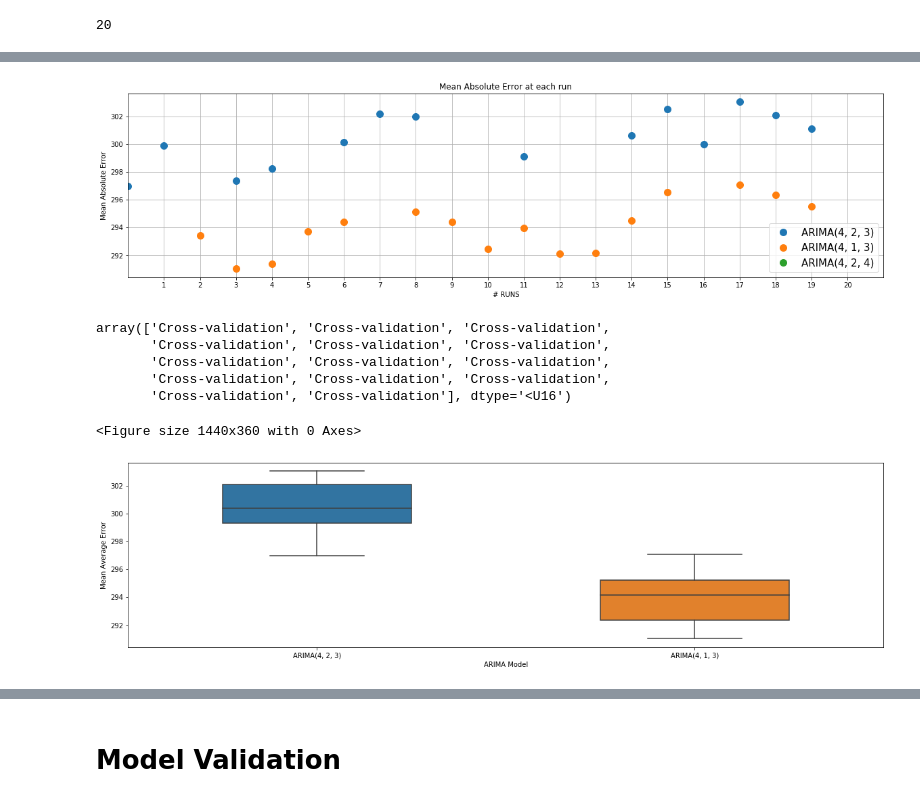
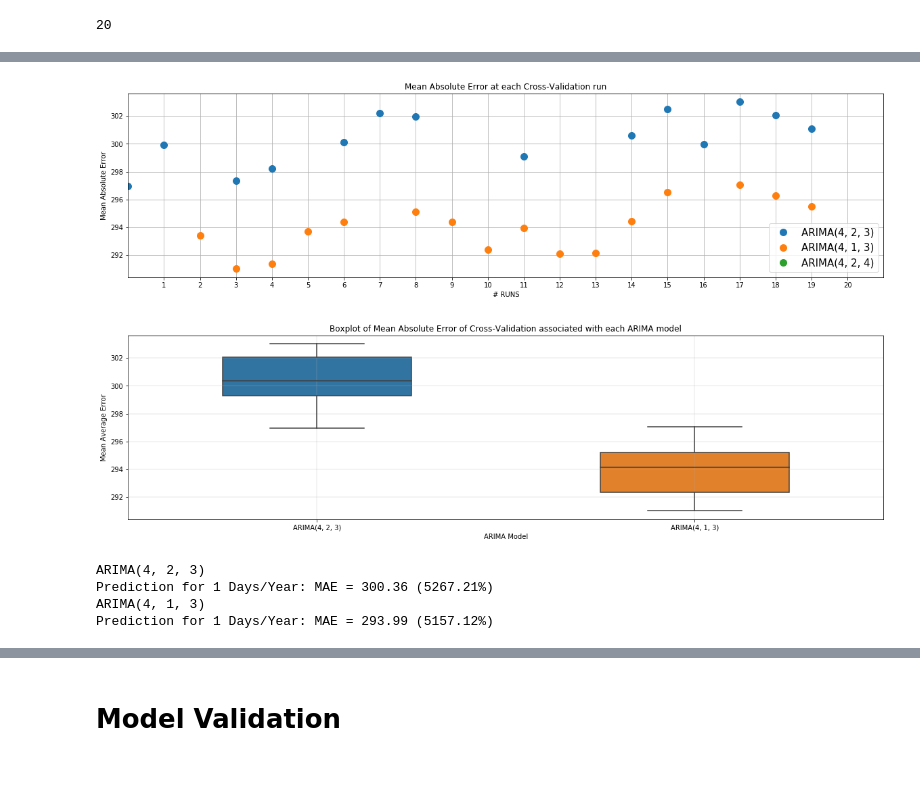
Before and after one commit to DidierRLopes/UnivariateTimeSeriesForecast, a Jupyter notebook: ARIMA.ipynb, the cells around one changed output, grey strips where cells are left out. Drawn from its saved outputs; the diff is of its cells as text; code cells hidden in the pictures; blank space fills up the shorter version.

Commit message:
Cross-Validation with print

```diff
--- a/ARIMA.ipynb
+++ b/ARIMA.ipynb
@@ -640,51 +628,54 @@ for model_str in labels:
 19/20 - No
 20/20 - No
 # %%
-# Plot Mean Absolute Errors of each run
-PRED_IX = 3 # longer horizon
+PRED_IX = 1 # longer horizon
+labels = ['ARIMA(4, 2, 3)',
+          'ARIMA(4, 1, 3)',
+          'ARIMA(4, 2, 4)']
 
 plt.figure(figsize=(20,5))
 for model_str in labels:
     plt.plot(dict_MAE[model_str]['conv'], [mae[PRED_IX-1] for mae in dict_MAE[model_str]['mae']], 'o', markersize=10)
-#plt.legend([model_str for model_str in labels if len(dict_MAE[model_str]['conv'])>0])
 plt.legend(labels)
 plt.xlabel('# RUNS')
 plt.ylabel('Mean Absolute Error')
-plt.title('Mean Absolute Error at each run')
+plt.title('Mean Absolute Error at each Cross-Validation run')
 if (len(X) > 500):
     plt.xticks(np.arange(0, len(X), 100))
 if (len(X) > 250):
     plt.xticks(np.arange(0, len(X), 50))
 elif (len(X) > 50):
     plt.xticks(np.arange(0, len(X), 10))
 else:
     plt.xticks(np.arange(1,len(X)+1))
 plt.xlim([0, len(X)+1])
 plt.grid()
-plt.show()
+plt.show();
+
+plt.figure(figsize=(20, 5))
+y_bp = []
+x_bp = np.empty((0))
+for model_str in labels:
+    if (len(dict_MAE[model_str]['conv'])>0):
+        maeVals = [mae[PRED_IX-1] for mae in dict_MAE[model_str]['mae']]
+        y_bp.extend(maeVals)
+        x_bp = np.append(x_bp, np.repeat(model_str, len(maeVals)))
+        df_bp = pd.DataFrame(data={'ARIMA Model': x_bp, 'Mean Average Error': y_bp})
+bplot=sns.boxplot(y='Mean Average Error', x='ARIMA Model', data=df_bp, width=0.5)
+plt.title('Boxplot of Mean Absolute Error of Cross-Validation associated with each ARIMA model');
+plt.grid(linewidth=.3)
+plt.show();
+
+for i in np.arange(len(labels)):
+    if (len(dict_MAE[labels[i]]['conv'])>0):
+        print(labels[i])
+        print('Prediction for ' + str(stepsToForecast[PRED_IX-1]) + ' ' + xlab + ': MAE = '\
+              + str(round(np.mean([mae[PRED_IX-1] for mae in dict_MAE[labels[i]]['mae']]), 2)) \
+              + ' (' + str(round(np.mean([mape[PRED_IX-1] for mape in dict_MAE[labels[i]]['mape']]), 2)) + '%)' )
 # %% [output]
-[figure, old version]
+[figure, new version]
+[figure, added]
+ARIMA(4, 2, 3)
+Prediction for 1 Days/Year: MAE = 300.36 (5267.21%)
+ARIMA(4, 1, 3)
+Prediction for 1 Days/Year: MAE = 293.99 (5157.12%)
-# %%
-x_bp = np.repeat('Cross-validation', len(y_bp))
-x_bp
-# %% [output]
-array(['Cross-validation', 'Cross-validation', 'Cross-validation',
-       'Cross-validation', 'Cross-validation', 'Cross-validation',
-       'Cross-validation', 'Cross-validation', 'Cross-validation',
-       'Cross-validation', 'Cross-validation', 'Cross-validation',
-       'Cross-validation', 'Cross-validation'], dtype='<U16')
-# %%
-plt.figure(figsize=(20, 5))
-y_bp = []
-x_bp = np.empty((0))
-for model_str in labels:
-    if (len(dict_MAE[model_str]['conv'])>0):
-        mae = [mae[PRED_IX-1] for mae in dict_MAE[model_str]['mae']]
-        y_bp.extend(mae)
-        x_bp = np.append(x_bp, np.repeat(model_str, len(mae)))
-        df_bp = pd.DataFrame(data={'ARIMA Model': x_bp, 'Mean Average Error': y_bp})
-bplot=sns.boxplot(y='Mean Average Error', x='ARIMA Model', data=df_bp, width=0.5)
-plt.show()
-# %% [output]
-<Figure size 1440x360 with 0 Axes>
-[figure, removed]
```
Also changed, not shown: parts of 23 cells of this notebook.
